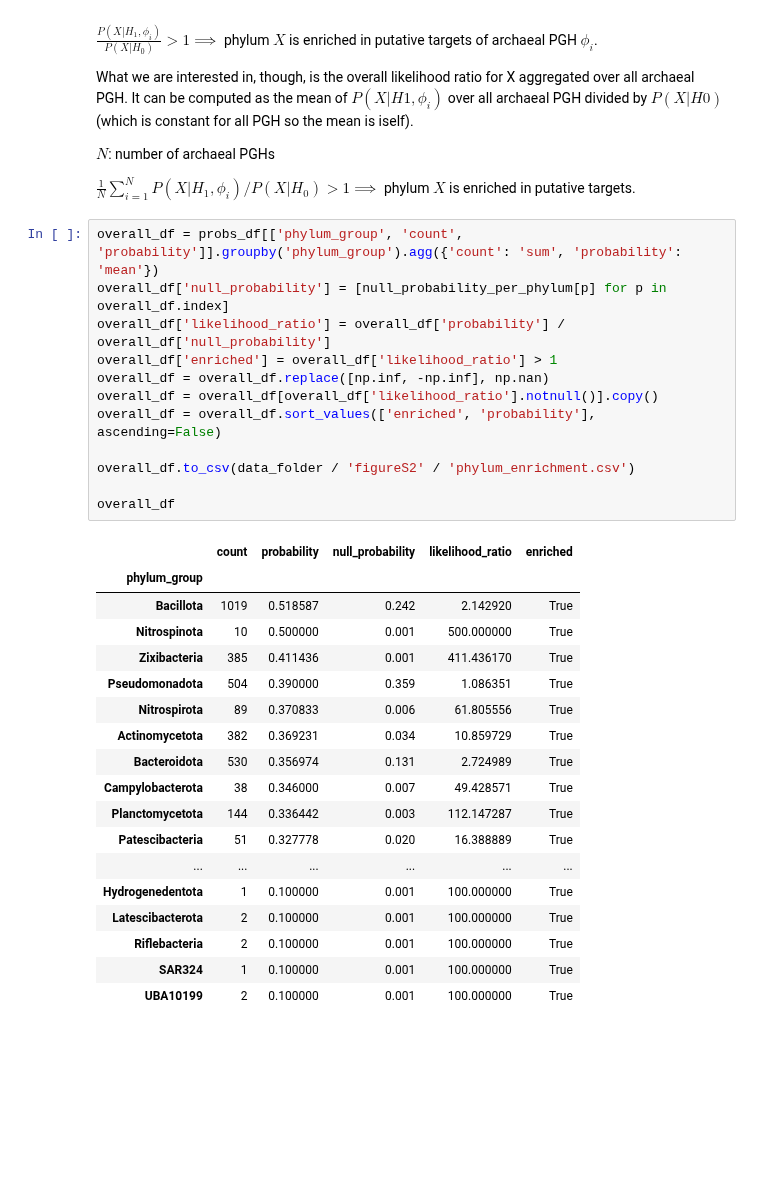
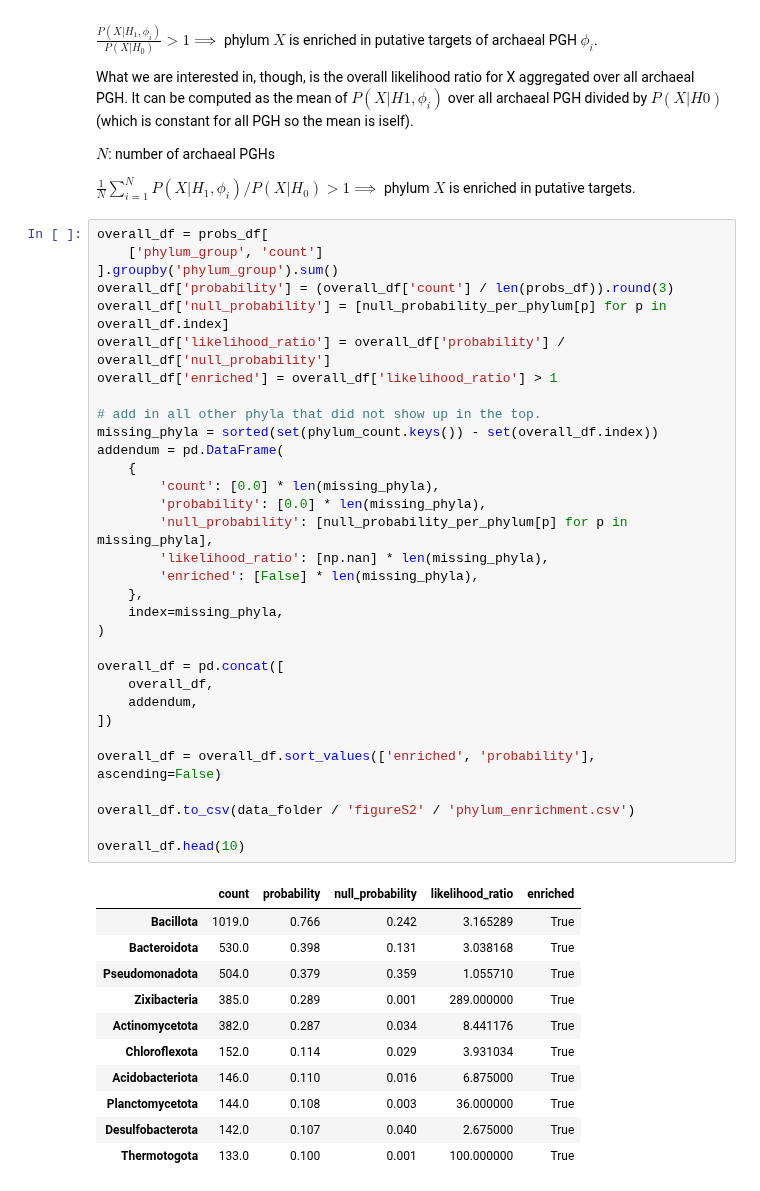
Before and after one commit to srom/archaea-vs-bacteria, a Jupyter notebook: notebook/figureS2.ipynb, the cells around one changed output. Saved outputs shown, nothing was run; the diff lists cells and outputs as text; blank space fills up the shorter version.

```diff
--- a/notebook/figureS2.ipynb
+++ b/notebook/figureS2.ipynb
@@ -207,36 +207,49 @@ $N$: number of archaeal PGHs
 
 $\frac{1}{N} \displaystyle\sum_{i=1}^N{P(X | H_1, \phi_i)} / P(X | H_0) > 1 ⟹$ phylum $X$ is enriched in putative targets.
 # %%
-overall_df = probs_df[['phylum_group', 'count', 'probability']].groupby('phylum_group').agg({'count': 'sum', 'probability': 'mean'})
+overall_df = probs_df[
+    ['phylum_group', 'count']
+].groupby('phylum_group').sum()
+overall_df['probability'] = (overall_df['count'] / len(probs_df)).round(3)
 overall_df['null_probability'] = [null_probability_per_phylum[p] for p in overall_df.index]
 overall_df['likelihood_ratio'] = overall_df['probability'] / overall_df['null_probability']
 overall_df['enriched'] = overall_df['likelihood_ratio'] > 1
-overall_df = overall_df.replace([np.inf, -np.inf], np.nan)
-overall_df = overall_df[overall_df['likelihood_ratio'].notnull()].copy()
+
+# add in all other phyla that did not show up in the top.
+missing_phyla = sorted(set(phylum_count.keys()) - set(overall_df.index))
+addendum = pd.DataFrame(
+    {
+        'count': [0.0] * len(missing_phyla),
+        'probability': [0.0] * len(missing_phyla),
+        'null_probability': [null_probability_per_phylum[p] for p in missing_phyla],
+        'likelihood_ratio': [np.nan] * len(missing_phyla),
+        'enriched': [False] * len(missing_phyla),
+    },
+    index=missing_phyla,
+)
+
+overall_df = pd.concat([
+    overall_df,
+    addendum,
+])
+
 overall_df = overall_df.sort_values(['enriched', 'probability'], ascending=False)
 
 overall_df.to_csv(data_folder / 'figureS2' / 'phylum_enrichment.csv')
 
-overall_df
+overall_df.head(10)
 # %% [output]
 |  | count | probability | null_probability | likelihood_ratio | enriched |
-| phylum_group |  |  |  |  |  |
-| Bacillota | 1019 | 0.518587 | 0.242 | 2.142920 | True |
-| Nitrospinota | 10 | 0.500000 | 0.001 | 500.000000 | True |
-| Zixibacteria | 385 | 0.411436 | 0.001 | 411.436170 | True |
-| Pseudomonadota | 504 | 0.390000 | 0.359 | 1.086351 | True |
-| Nitrospirota | 89 | 0.370833 | 0.006 | 61.805556 | True |
-| Actinomycetota | 382 | 0.369231 | 0.034 | 10.859729 | True |
-| Bacteroidota | 530 | 0.356974 | 0.131 | 2.724989 | True |
-| Campylobacterota | 38 | 0.346000 | 0.007 | 49.428571 | True |
-| Planctomycetota | 144 | 0.336442 | 0.003 | 112.147287 | True |
-| Patescibacteria | 51 | 0.327778 | 0.020 | 16.388889 | True |
-| ... | ... | ... | ... | ... | ... |
-| Hydrogenedentota | 1 | 0.100000 | 0.001 | 100.000000 | True |
-| Latescibacterota | 2 | 0.100000 | 0.001 | 100.000000 | True |
-| Riflebacteria | 2 | 0.100000 | 0.001 | 100.000000 | True |
-| SAR324 | 1 | 0.100000 | 0.001 | 100.000000 | True |
-| UBA10199 | 2 | 0.100000 | 0.001 | 100.000000 | True |
+| Bacillota | 1019.0 | 0.766 | 0.242 | 3.165289 | True |
+| Bacteroidota | 530.0 | 0.398 | 0.131 | 3.038168 | True |
+| Pseudomonadota | 504.0 | 0.379 | 0.359 | 1.055710 | True |
+| Zixibacteria | 385.0 | 0.289 | 0.001 | 289.000000 | True |
+| Actinomycetota | 382.0 | 0.287 | 0.034 | 8.441176 | True |
+| Chloroflexota | 152.0 | 0.114 | 0.029 | 3.931034 | True |
+| Acidobacteriota | 146.0 | 0.110 | 0.016 | 6.875000 | True |
+| Planctomycetota | 144.0 | 0.108 | 0.003 | 36.000000 | True |
+| Desulfobacterota | 142.0 | 0.107 | 0.040 | 2.675000 | True |
+| Thermotogota | 133.0 | 0.100 | 0.001 | 100.000000 | True |
 # %%
 overall_df['log_likelihood_ratio'] = np.log10(overall_df['likelihood_ratio'])
 
```
Also changed, not shown: parts of 1 cell of this notebook, 2 other files.
